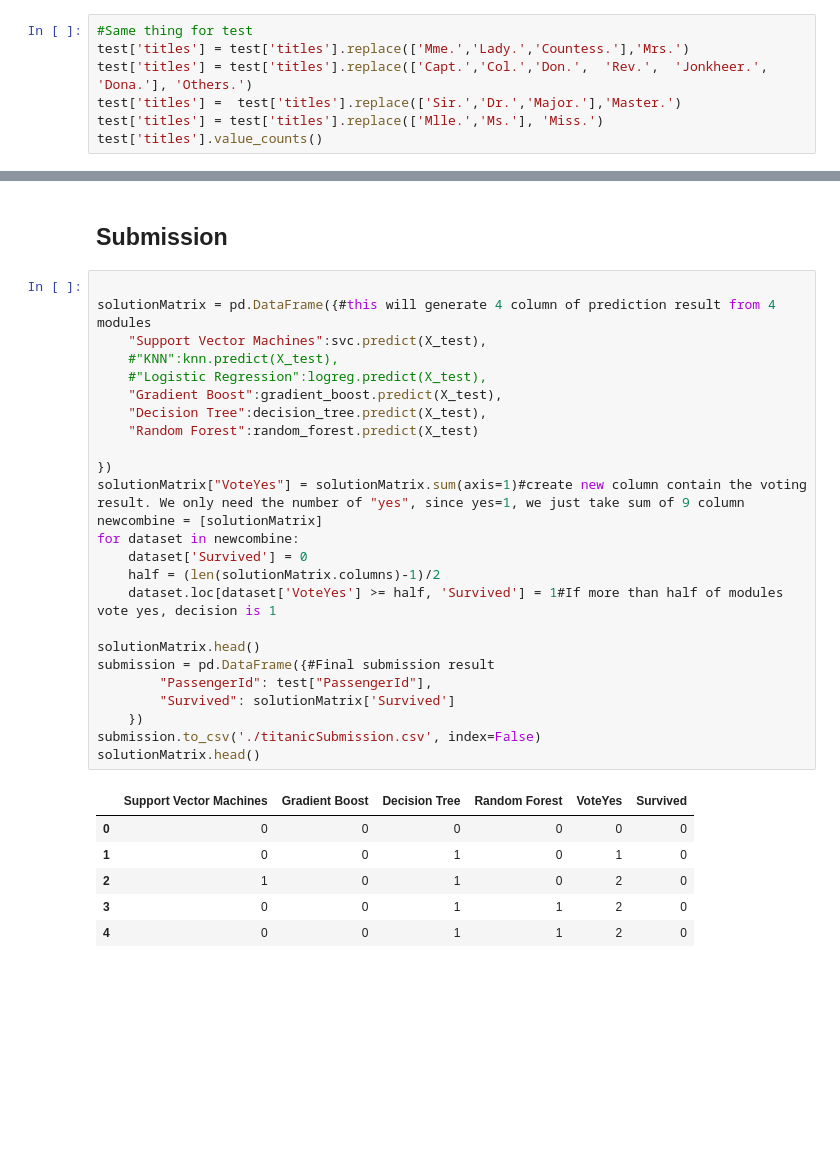
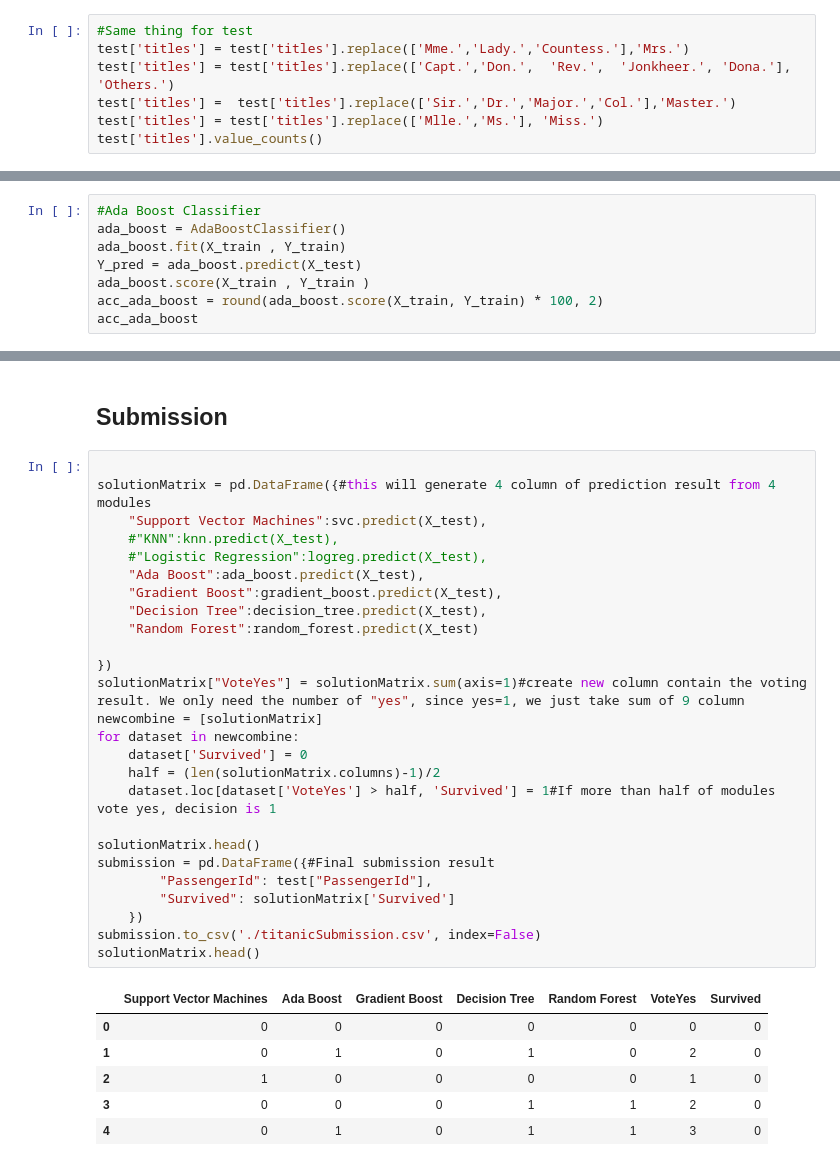
Before and after one commit to Ericsgu/drexel-info212-spring2019, a Jupyter notebook: Titanic/info212-kaggle-titanic.ipynb, the cells around one changed output, grey strips where cells are left out. Drawn from its saved outputs; the diff is of its cells as text; blank space fills up the shorter version.

Commit message:
Add another new prediction model to cancel out the inconstant result from random forest

```diff
--- a/Titanic/info212-kaggle-titanic.ipynb
+++ b/Titanic/info212-kaggle-titanic.ipynb
@@ -314,8 +315,8 @@ train['title_group'] = train.titles.map({'Mr.':0, 'Miss.':1, 'Mrs.':2,'Master.':
 # %%
 #Same thing for test
 test['titles'] = test['titles'].replace(['Mme.','Lady.','Countess.'],'Mrs.')
-test['titles'] = test['titles'].replace(['Capt.','Col.','Don.',  'Rev.',  'Jonkheer.', 'Dona.'], 'Others.')
-test['titles'] =  test['titles'].replace(['Sir.','Dr.','Major.'],'Master.')
+test['titles'] = test['titles'].replace(['Capt.','Don.',  'Rev.',  'Jonkheer.', 'Dona.'], 'Others.')
+test['titles'] =  test['titles'].replace(['Sir.','Dr.','Major.','Col.'],'Master.')
 test['titles'] = test['titles'].replace(['Mlle.','Ms.'], 'Miss.')
 test['titles'].value_counts()
 # %% [output]
@@ -759,3 +760,11 @@ acc_gradient_boost = round(gradient_boost.score(X_train, Y_train) * 100, 2)
 acc_gradient_boost
 # %% [output]
 89.56
+# %%
+#Ada Boost Classifier
+ada_boost = AdaBoostClassifier()
+ada_boost.fit(X_train , Y_train)
+Y_pred = ada_boost.predict(X_test)
+ada_boost.score(X_train , Y_train )
+acc_ada_boost = round(ada_boost.score(X_train, Y_train) * 100, 2)
+acc_ada_boost
@@ -778,35 +790,36 @@ models.sort_values(by='Score', ascending=False)
 # %%
 
 solutionMatrix = pd.DataFrame({#this will generate 4 column of prediction result from 4 modules
     "Support Vector Machines":svc.predict(X_test),
     #"KNN":knn.predict(X_test),
     #"Logistic Regression":logreg.predict(X_test),
+    "Ada Boost":ada_boost.predict(X_test),
     "Gradient Boost":gradient_boost.predict(X_test),
     "Decision Tree":decision_tree.predict(X_test),
     "Random Forest":random_forest.predict(X_test)
 
 })
 solutionMatrix["VoteYes"] = solutionMatrix.sum(axis=1)#create new column contain the voting result. We only need the number of "yes", since yes=1, we just take sum of 9 column
 newcombine = [solutionMatrix]
 for dataset in newcombine:
     dataset['Survived'] = 0
     half = (len(solutionMatrix.columns)-1)/2
-    dataset.loc[dataset['VoteYes'] >= half, 'Survived'] = 1#If more than half of modules vote yes, decision is 1
+    dataset.loc[dataset['VoteYes'] > half, 'Survived'] = 1#If more than half of modules vote yes, decision is 1
 
 solutionMatrix.head()
 submission = pd.DataFrame({#Final submission result
         "PassengerId": test["PassengerId"],
         "Survived": solutionMatrix['Survived']
     })
 submission.to_csv('./titanicSubmission.csv', index=False)
 solutionMatrix.head()
 # %% [output]
-|  | Support Vector Machines | Gradient Boost | Decision Tree | Random Forest | VoteYes | Survived |
-| 0 | 0 | 0 | 0 | 0 | 0 | 0 |
-| 1 | 0 | 0 | 1 | 0 | 1 | 0 |
-| 2 | 1 | 0 | 1 | 0 | 2 | 0 |
-| 3 | 0 | 0 | 1 | 1 | 2 | 0 |
-| 4 | 0 | 0 | 1 | 1 | 2 | 0 |
+|  | Support Vector Machines | Ada Boost | Gradient Boost | Decision Tree | Random Forest | VoteYes | Survived |
+| 0 | 0 | 0 | 0 | 0 | 0 | 0 | 0 |
+| 1 | 0 | 1 | 0 | 1 | 0 | 2 | 0 |
+| 2 | 1 | 0 | 0 | 0 | 0 | 1 | 0 |
+| 3 | 0 | 0 | 0 | 1 | 1 | 2 | 0 |
+| 4 | 0 | 1 | 0 | 1 | 1 | 3 | 0 |
 # %%
 solutionMatrix
 # %% [output]
```
Also changed, not shown: parts of 9 cells of this notebook, 2 other files.
